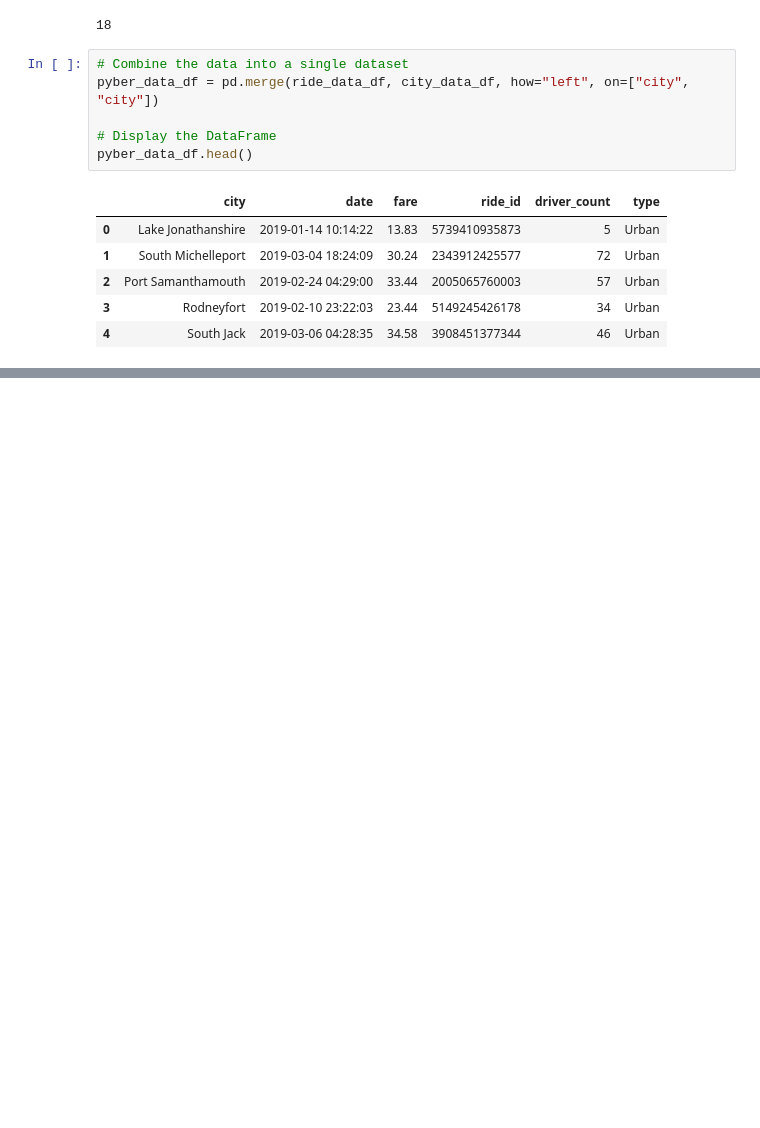
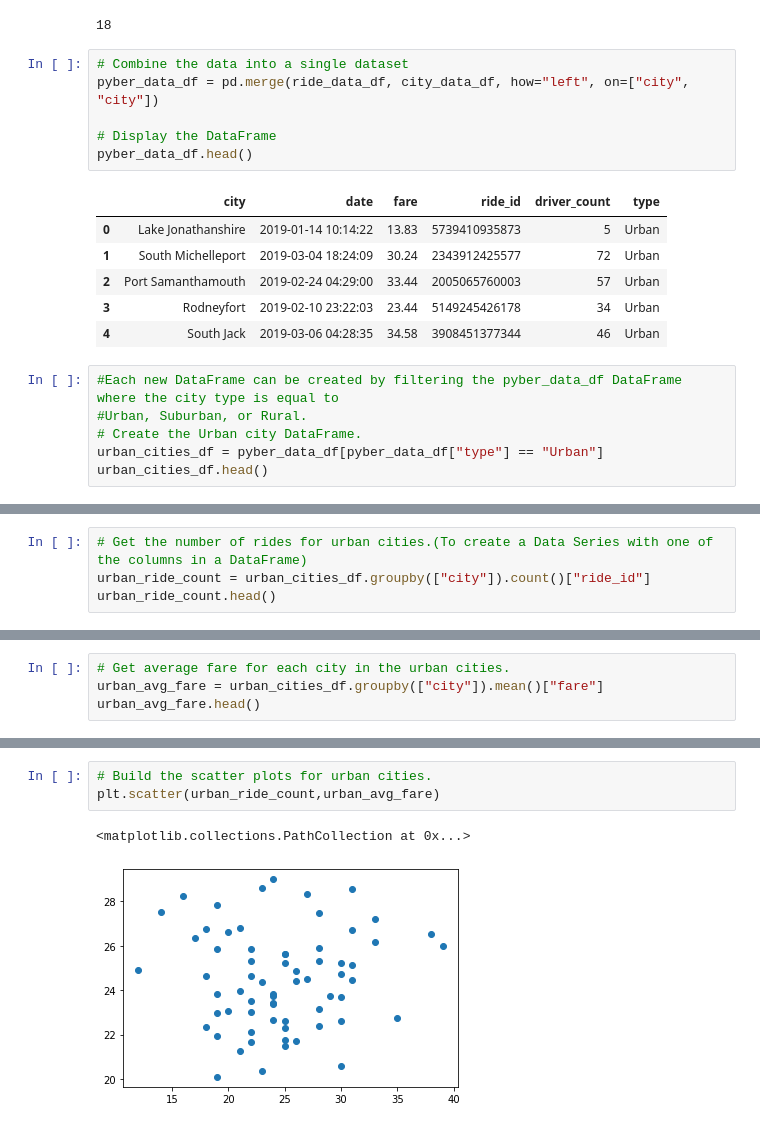
Before and after one commit to cvangx286/pyber_analysis, a Jupyter notebook: PyBer.ipynb, the cells around one changed output, grey strips where cells are left out. Saved outputs shown, nothing was run; the diff lists cells and outputs as text; blank space fills up the shorter version.

```diff
--- a/PyBer.ipynb
+++ b/PyBer.ipynb
@@ -120,3 +120,9 @@ pyber_data_df.head()
 | 2 | Port Samanthamouth | 2019-02-24 04:29:00 | 33.44 | 2005065760003 | 57 | Urban |
 | 3 | Rodneyfort | 2019-02-10 23:22:03 | 23.44 | 5149245426178 | 34 | Urban |
 | 4 | South Jack | 2019-03-06 04:28:35 | 34.58 | 3908451377344 | 46 | Urban |
+# %%
+#Each new DataFrame can be created by filtering the pyber_data_df DataFrame where the city type is equal to
+#Urban, Suburban, or Rural.
+# Create the Urban city DataFrame.
+urban_cities_df = pyber_data_df[pyber_data_df["type"] == "Urban"]
+urban_cities_df.head()
@@ -122,0 +173,4 @@ pyber_data_df.head()
+# %%
+# Get the number of rides for urban cities.(To create a Data Series with one of the columns in a DataFrame)
+urban_ride_count = urban_cities_df.groupby(["city"]).count()["ride_id"]
+urban_ride_count.head()
@@ -122,0 +232,4 @@ pyber_data_df.head()
+# %%
+# Get average fare for each city in the urban cities.
+urban_avg_fare = urban_cities_df.groupby(["city"]).mean()["fare"]
+urban_avg_fare.head()
@@ -122,0 +350,6 @@ pyber_data_df.head()
+# %%
+# Build the scatter plots for urban cities.
+plt.scatter(urban_ride_count,urban_avg_fare)
+# %% [output]
+<matplotlib.collections.PathCollection at 0x...>
+[figure, added]
```
Also changed, not shown: parts of 18 cells of this notebook, 1 other file.
